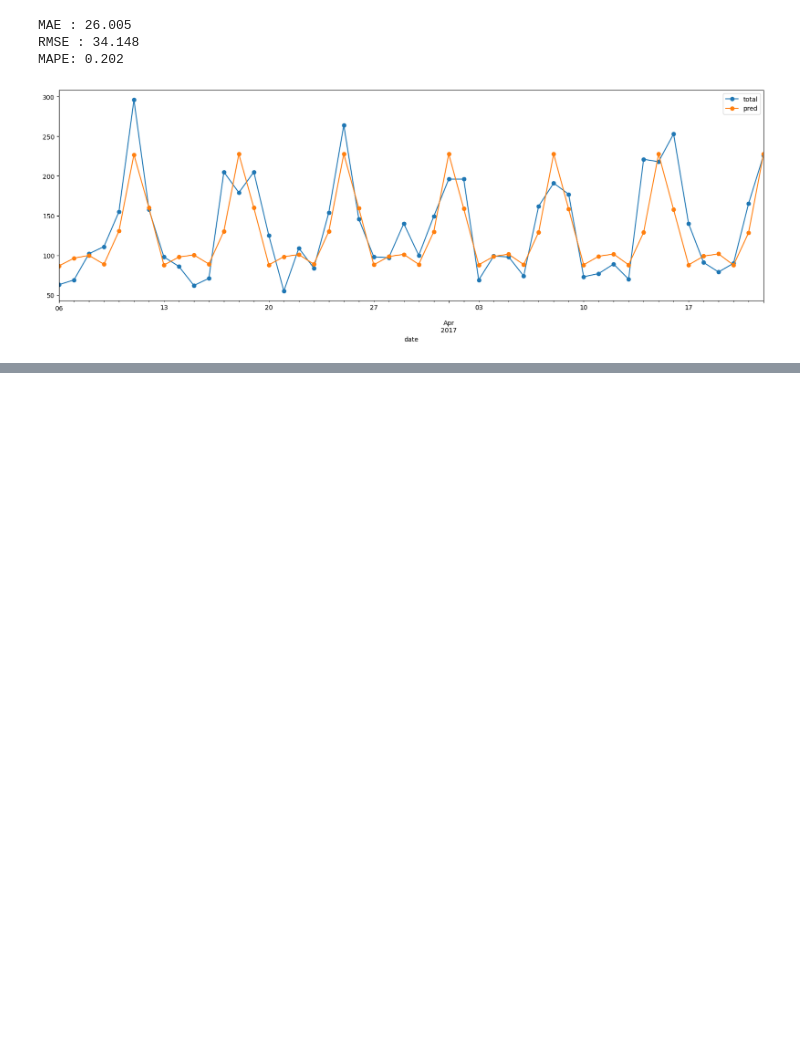
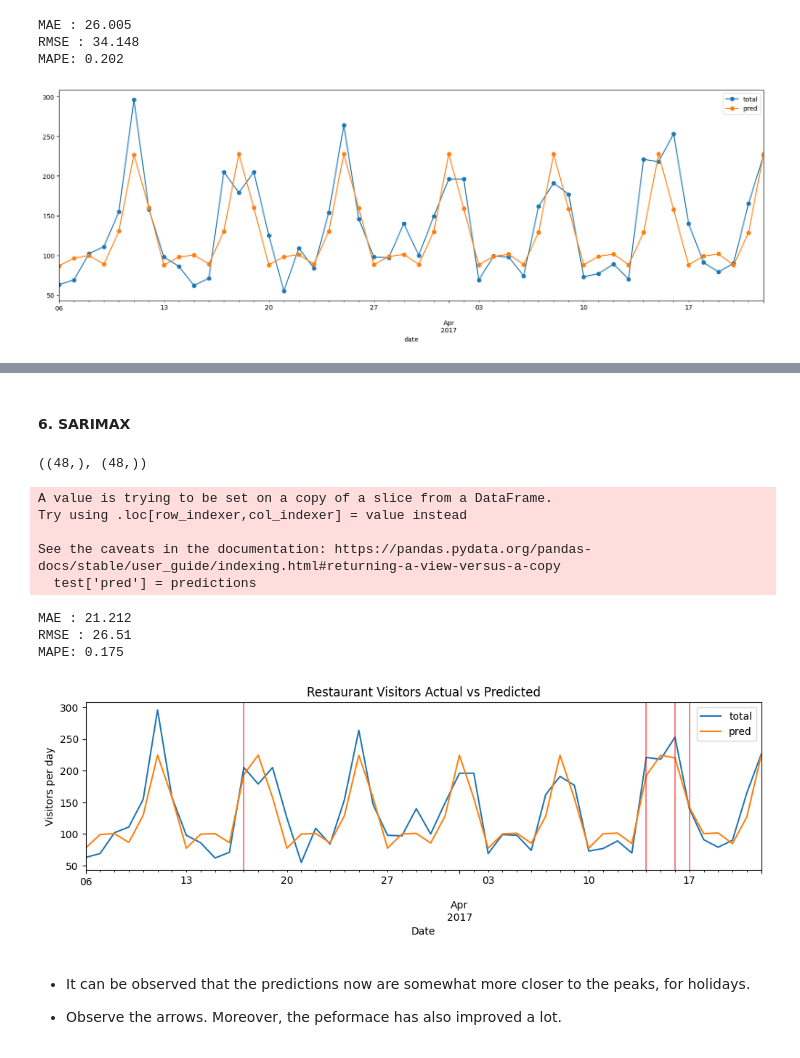
Before and after one commit to Raghav-Gupta24/Customer-Footfall-Forecasting, a Jupyter notebook: Time_Series_Forecasting.ipynb, the cells around one changed output, grey strips where cells are left out. Drawn from its saved outputs; the diff is of its cells as text; code cells hidden in the pictures; blank space fills up the shorter version.

Commit message:
Add forecasts

```diff
--- a/Time_Series_Forecasting.ipynb
+++ b/Time_Series_Forecasting.ipynb
@@ -830,0 +871,50 @@ MAPE: 0.202
+# %% [markdown]
+#### 6. SARIMAX
+# %%
+# Obtain predicted values
+start=len(train)
+end=len(train)+len(test)-1
+
+model = SARIMAX(train['total'],exog=train['holiday'],order=(1,0,2),seasonal_order=(1,2,2,7),enforce_invertibility=False)
+results = model.fit()
+
+exog_forecast = test[['holiday']]  # requires two brackets to yield a shape of (35,1)
+predictions = results.predict(start=start, end=end, exog=exog_forecast).rename('Predictions')
+# predictions
+# %%
+predictions.shape, test['pred'].shape
+# %% [output]
+((48,), (48,))
+# %%
+test['pred'] = predictions
+# %% [output]
+A value is trying to be set on a copy of a slice from a DataFrame.
+Try using .loc[row_indexer,col_indexer] = value instead
+
+See the caveats in the documentation: https://pandas.pydata.org/pandas-docs/stable/user_guide/indexing.html#returning-a-view-versus-a-copy
+  test['pred'] = predictions
+# %%
+performance(test['total'], test['pred'])
+
+# Plot predictions against known values
+title='Restaurant Visitors Actual vs Predicted'
+ylabel='Visitors per day'
+xlabel='Date'
+
+ax = test[['total', 'pred']].plot(legend=True,figsize=(12,3),title=title)
+
+ax.set(xlabel=xlabel, ylabel=ylabel)
+
+# Adding vertical line for holidays
+for x in test.query('holiday==1').index:
+    ax.axvline(x=x, color='red', alpha = 0.5);
+# %% [output]
+MAE : 21.212
+RMSE : 26.51
+MAPE: 0.175
+[figure, added]
+# %% [markdown]
+- It can be observed that the predictions now are somewhat more closer to the peaks, for holidays.
+
+- Observe the arrows.
+Moreover, the peformace has also improved a lot.
```
Also changed, not shown: parts of 13 cells of this notebook.
